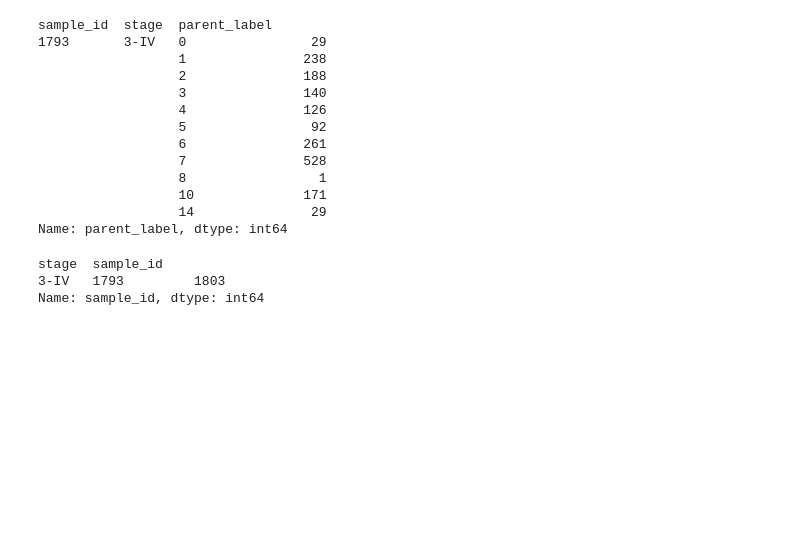
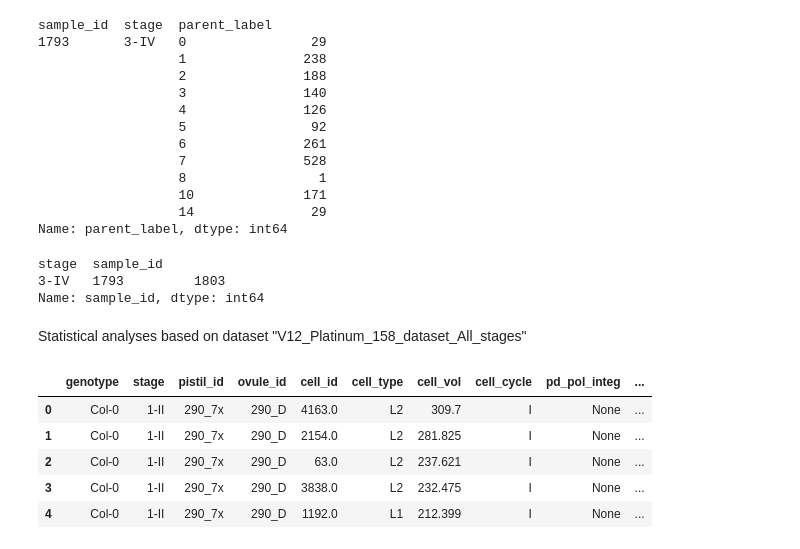
Before and after one commit to SNZLab/3D-ovule-analysis-pipeline, a Jupyter notebook: Automation_pipeline.ipynb, the cells around one changed output. Cells and saved outputs as stored; diff of their text form; code cells hidden in the pictures; blank space fills up the shorter version.

```diff
--- a/Automation_pipeline.ipynb
+++ b/Automation_pipeline.ipynb
@@ -94,3 +102,5 @@ print(count_sample_by_stage)
 stage  sample_id
 3-IV   1793         1803
 Name: sample_id, dtype: int64
+# %% [markdown]
+Statistical analyses based on dataset "V12_Platinum_158_dataset_All_stages"
@@ -96,0 +122,16 @@ Name: sample_id, dtype: int64
+# %%
+# Create pandas DataFrame from list of tuples
+df = pd.DataFrame(cell_attributes)
+
+# Add column names to respective columns
+df.columns = colnames
+
+# Display first five rows of pandas DataFrame
+df.head()
+# %% [output]
+|  | genotype | stage | pistil_id | ovule_id | cell_id | cell_type | cell_vol | cell_cycle | pd_pol_integ | ... |
+| 0 | Col-0 | 1-II | 290_7x | 290_D | 4163.0 | L2 | 309.7 | I | None | ... |
+| 1 | Col-0 | 1-II | 290_7x | 290_D | 2154.0 | L2 | 281.825 | I | None | ... |
+| 2 | Col-0 | 1-II | 290_7x | 290_D | 63.0 | L2 | 237.621 | I | None | ... |
+| 3 | Col-0 | 1-II | 290_7x | 290_D | 3838.0 | L2 | 232.475 | I | None | ... |
+| 4 | Col-0 | 1-II | 290_7x | 290_D | 1192.0 | L1 | 212.399 | I | None | ... |
```
Also changed, not shown: parts of 14 cells of this notebook.
